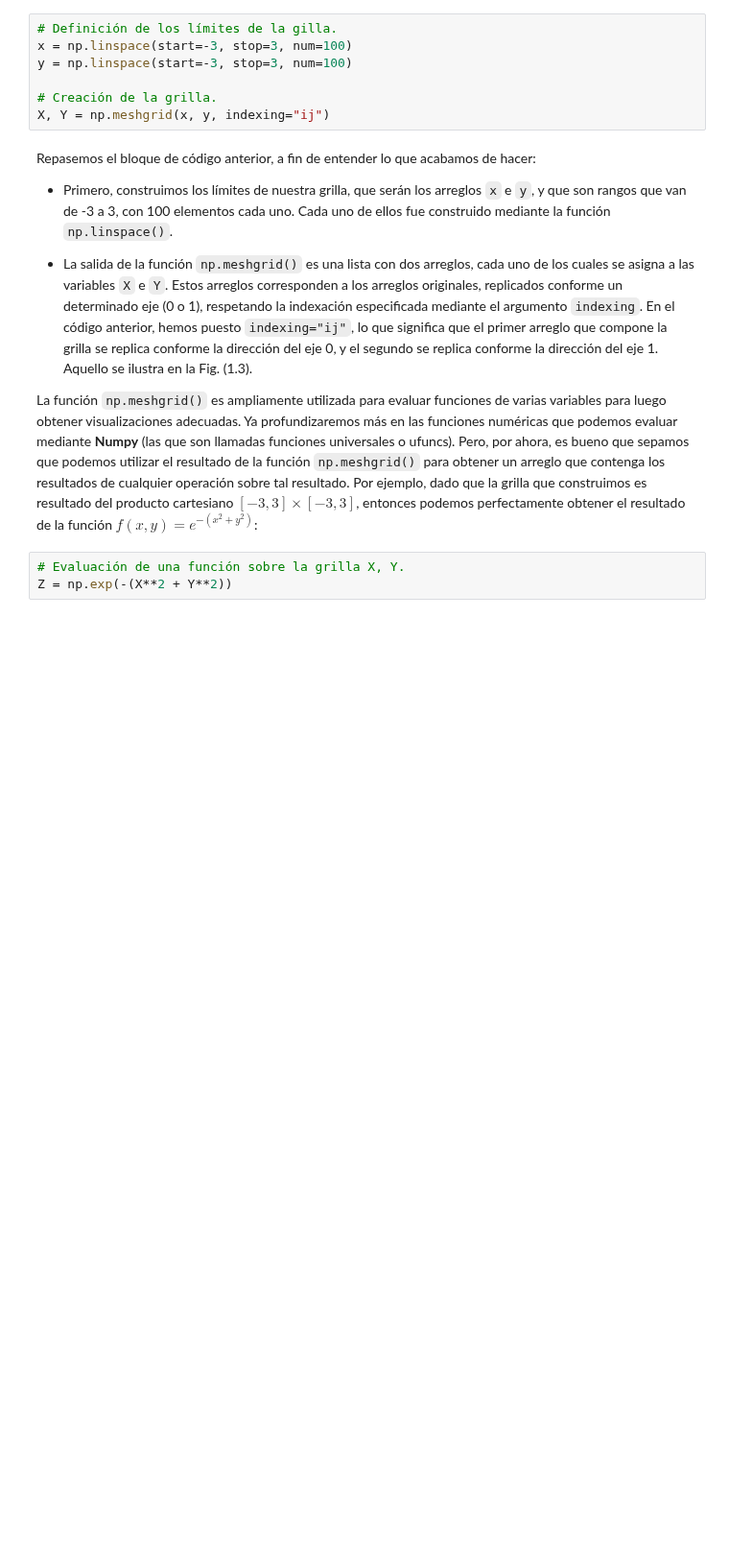
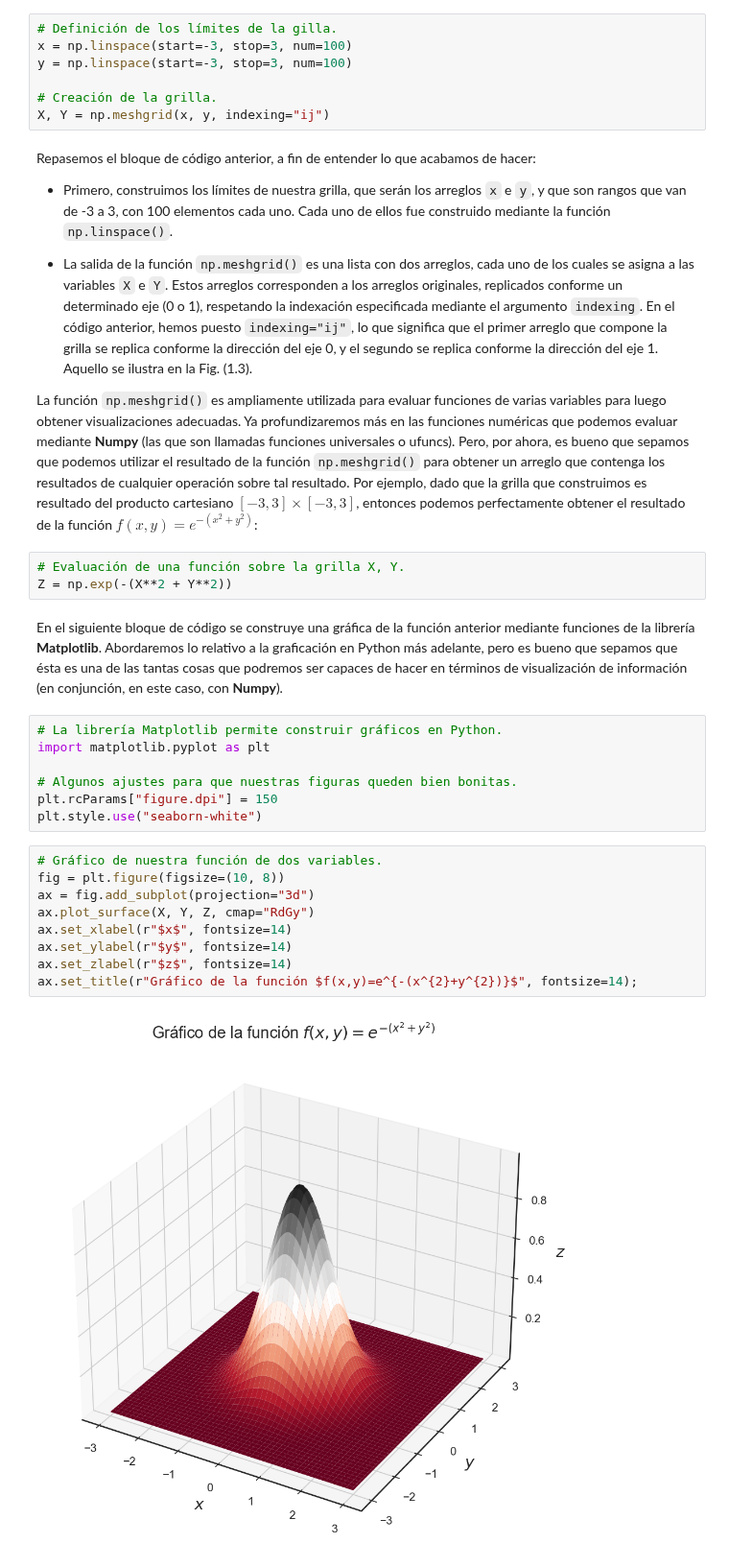
Before and after one commit to rquezadac/udd_data_analytics_lectures, a Jupyter notebook: seccion_01_numpy/01.01_introduccion_a_numpy.ipynb, the cells around one changed output. Shown at 96% size. Cells and saved outputs as stored; diff of their text form; blank space fills up the shorter version.

Commit message:
update to Numpy first lecture + fig 1.4

```diff
--- a/seccion_01_numpy/01.01_introduccion_a_numpy.ipynb
+++ b/seccion_01_numpy/01.01_introduccion_a_numpy.ipynb
@@ -443,3 +443,23 @@ La función `np.meshgrid()` es ampliamente utilizada para evaluar funciones de v
 # %%
 # Evaluación de una función sobre la grilla X, Y.
 Z = np.exp(-(X**2 + Y**2))
+# %% [markdown]
+En el siguiente bloque de código se construye una gráfica de la función anterior mediante funciones de la librería **Matplotlib**. Abordaremos lo relativo a la graficación en Python más adelante, pero es bueno que sepamos que ésta es una de las tantas cosas que podremos ser capaces de hacer en términos de visualización de información (en conjunción, en este caso, con **Numpy**).
+# %%
+# La librería Matplotlib permite construir gráficos en Python.
+import matplotlib.pyplot as plt
+
+# Algunos ajustes para que nuestras figuras queden bien bonitas.
+plt.rcParams["figure.dpi"] = 150
+plt.style.use("seaborn-white")
+# %%
+# Gráfico de nuestra función de dos variables.
+fig = plt.figure(figsize=(10, 8))
+ax = fig.add_subplot(projection="3d")
+ax.plot_surface(X, Y, Z, cmap="RdGy")
+ax.set_xlabel(r"$x$", fontsize=14)
+ax.set_ylabel(r"$y$", fontsize=14)
+ax.set_zlabel(r"$z$", fontsize=14)
+ax.set_title(r"Gráfico de la función $f(x,y)=e^{-(x^{2}+y^{2})}$", fontsize=14);
+# %% [output]
+[figure, added]
```
Also changed, not shown: parts of 77 cells of this notebook, 3 other files.
